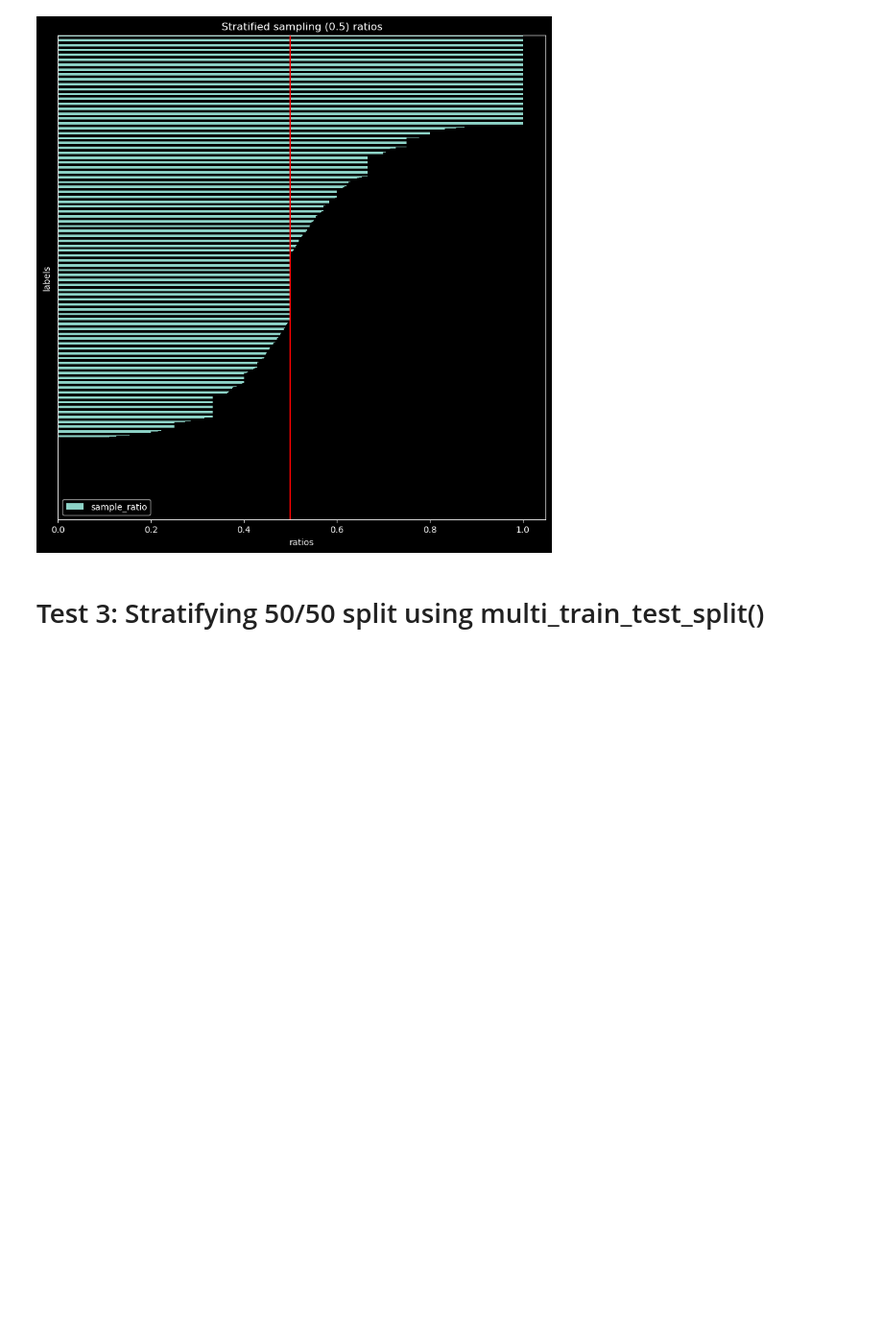
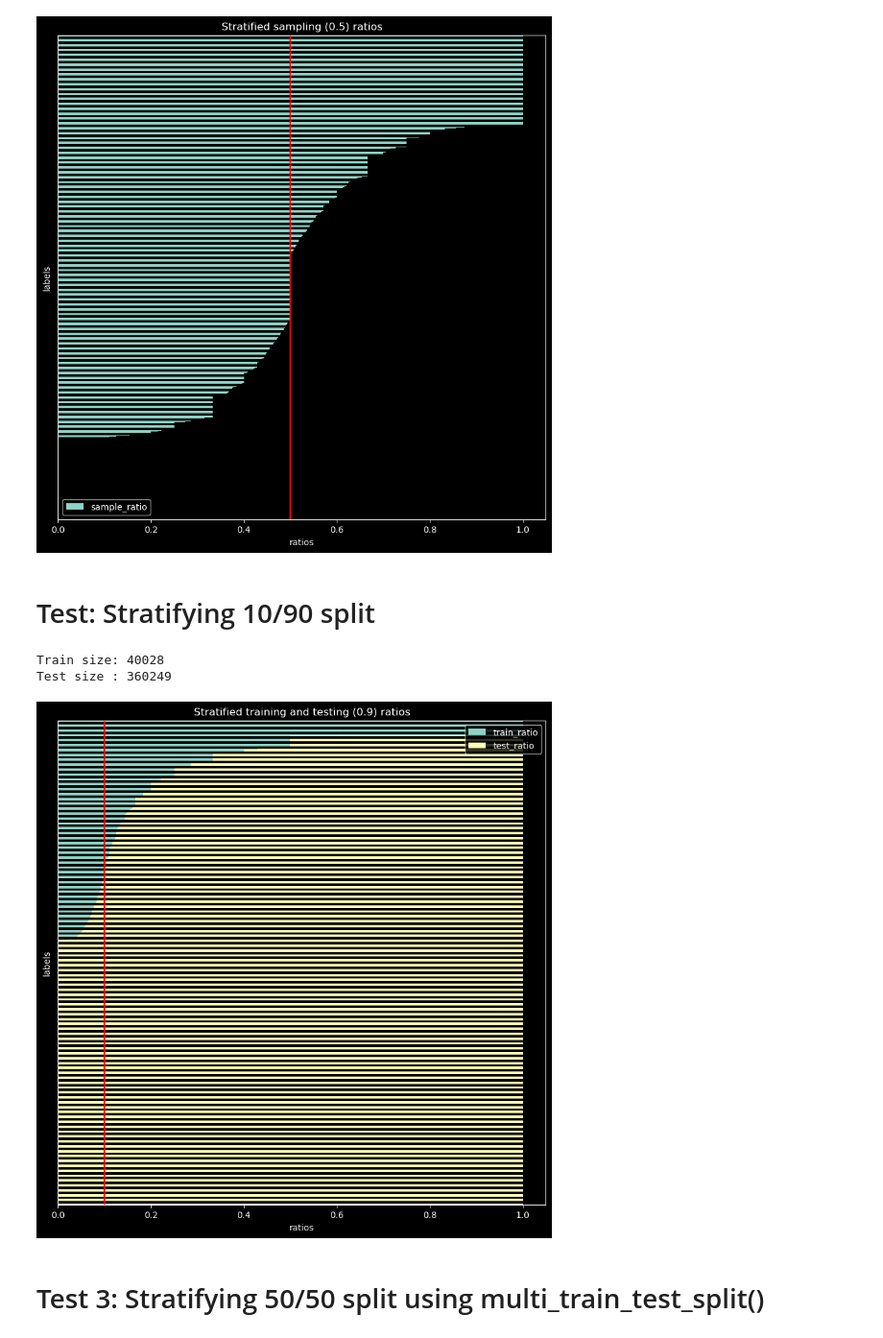
Before and after one commit to mauriciocramos/school-budgets, a Jupyter notebook: notebooks/2-Stratified sampling.ipynb, the cells around one changed output. Shown at 96% size. Drawn from its saved outputs; the diff is of its cells as text; code cells hidden in the pictures; blank space fills up the shorter version.

```diff
--- a/notebooks/2-Stratified sampling.ipynb
+++ b/notebooks/2-Stratified sampling.ipynb
@@ -170,6 +170,17 @@ _ = sample_report(y, dummy_labels, figsize=(10,10))
 # %% [output]
 Sample size: 200138
 [figure]
+# %% [markdown]
+# Test: Stratifying 10/90 split
+# %%
+X_train, X_test, y_train, y_test = multilabel_train_test_split(df[FEATURES], y, size=0.9, min_count=0, seed=1)
+print('Train size:', y_train.shape[0])
+print('Test size :', y_test.shape[0])
+_ = split_report(y, y_train, y_test, figsize=(10,10))
+# %% [output]
+Train size: 40028
+Test size : 360249
+[figure, added]
 # %% [markdown]
 # Test 3: Stratifying 50/50 split using multi_train_test_split()
 # %%
```
